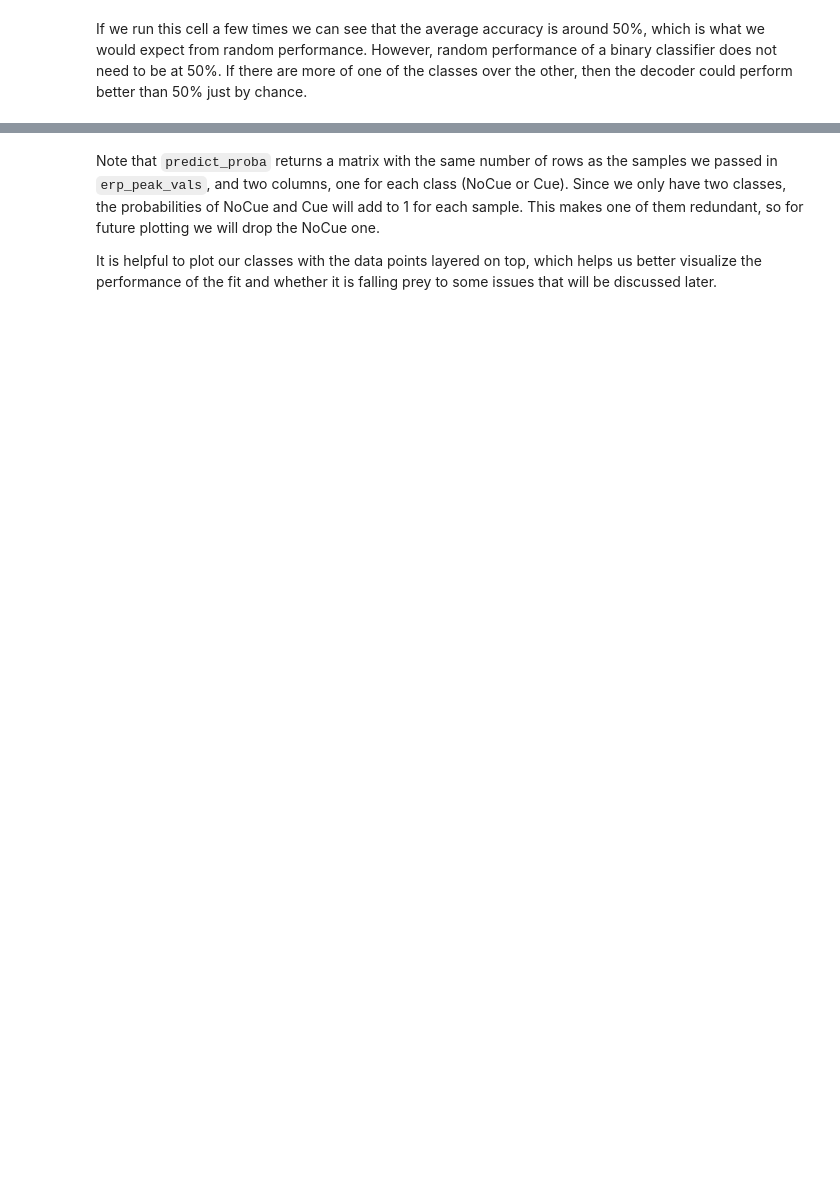
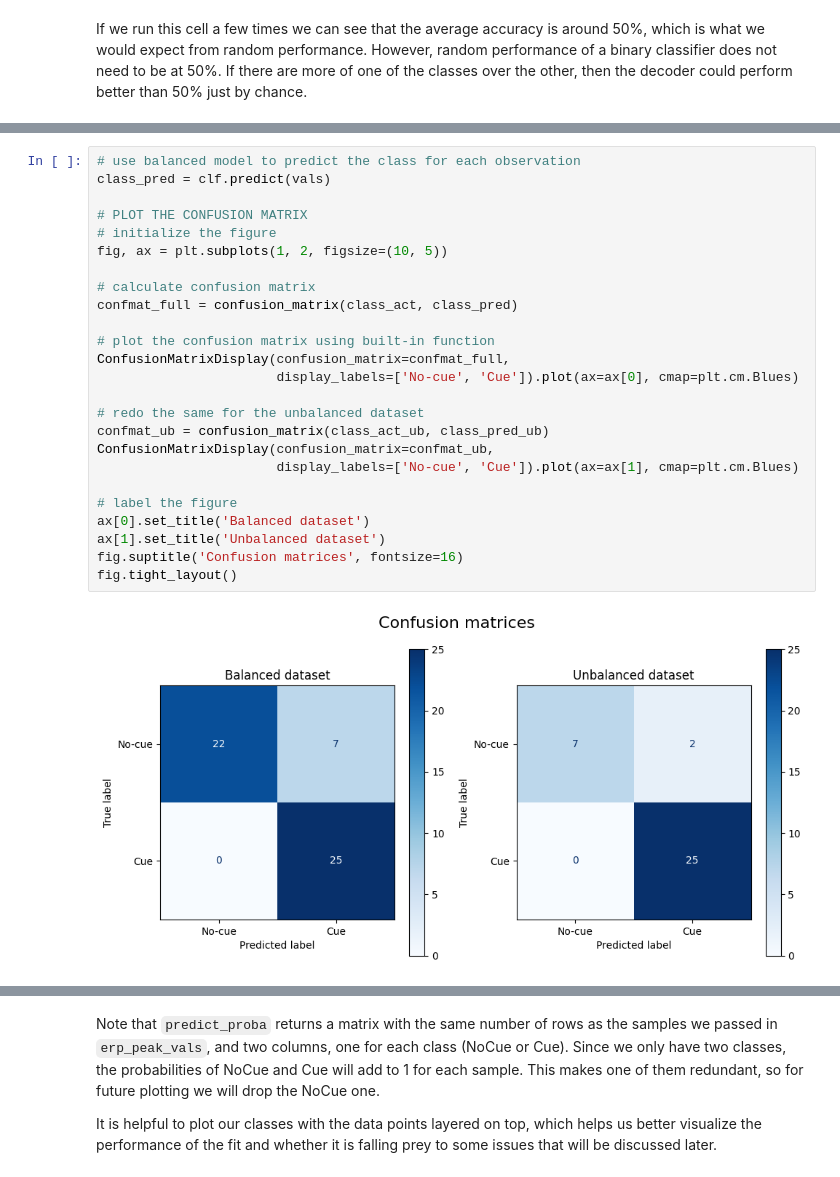
Before and after one commit to dbheadley/DecodingTheBrain, a Jupyter notebook: Week3/notes.ipynb, the cells around one changed output, grey strips where cells are left out. Drawn from its saved outputs; the diff is of its cells as text; blank space fills up the shorter version.

```diff
--- a/Week3/notes.ipynb
+++ b/Week3/notes.ipynb
@@ -737 +781,28 @@ Matthews Correlation Coefficient for random: -0.1917241379310345
+# %%
+# use balanced model to predict the class for each observation
+class_pred = clf.predict(vals)
+
+# PLOT THE CONFUSION MATRIX
+# initialize the figure
+fig, ax = plt.subplots(1, 2, figsize=(10, 5))
+
+# calculate confusion matrix
+confmat_full = confusion_matrix(class_act, class_pred)
+
+# plot the confusion matrix using built-in function
+ConfusionMatrixDisplay(confusion_matrix=confmat_full,
+                       display_labels=['No-cue', 'Cue']).plot(ax=ax[0], cmap=plt.cm.Blues)
+
+# redo the same for the unbalanced dataset
+confmat_ub = confusion_matrix(class_act_ub, class_pred_ub)
+ConfusionMatrixDisplay(confusion_matrix=confmat_ub,
+                       display_labels=['No-cue', 'Cue']).plot(ax=ax[1], cmap=plt.cm.Blues)
+
+# label the figure
+ax[0].set_title('Balanced dataset')
+ax[1].set_title('Unbalanced dataset')
+fig.suptitle('Confusion matrices', fontsize=16)
+fig.tight_layout()
+# %% [output]
+[figure, added]
 # %% [markdown]
```
Also changed, not shown: parts of 31 cells of this notebook.
